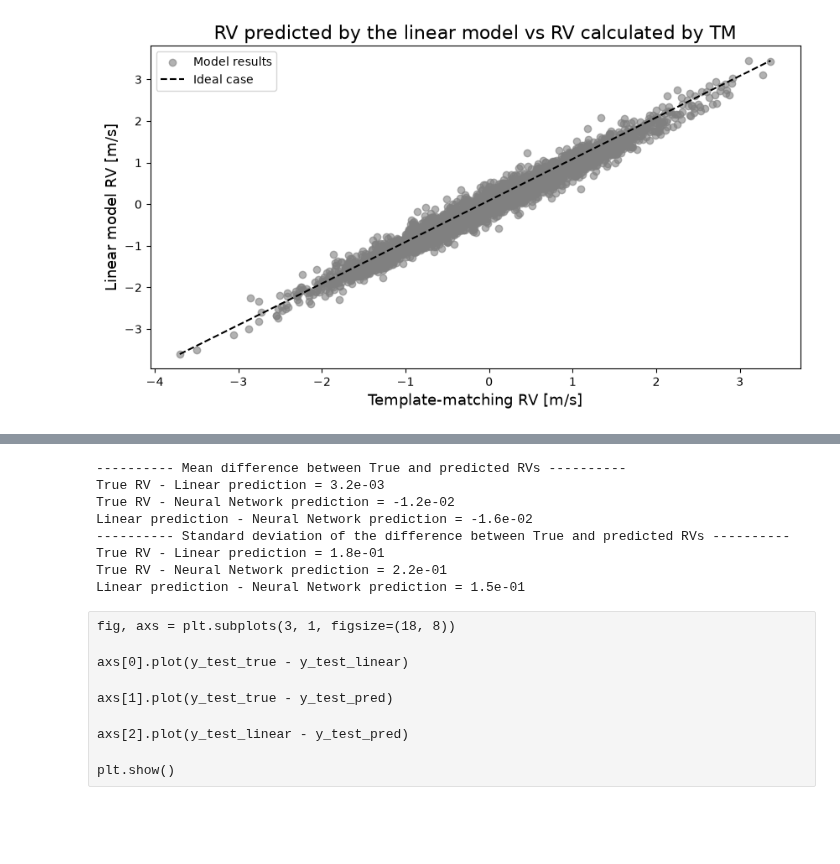
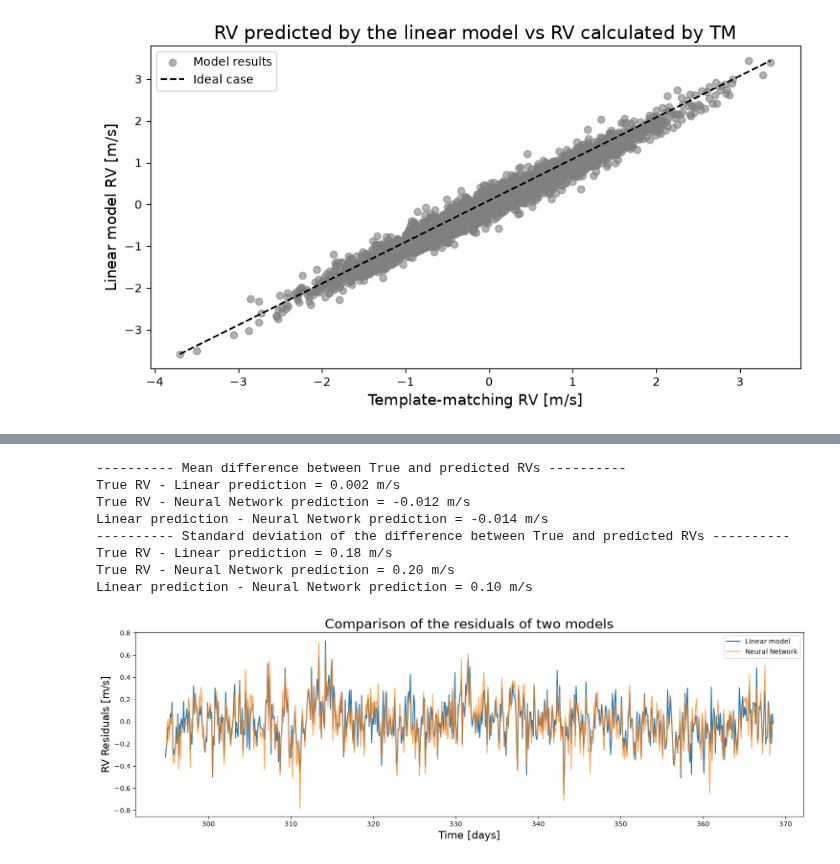
Before and after one commit to Etienne99/LAM_Internship, a Jupyter notebook: scripts_2/neuraln_4.ipynb, the cells around one changed output, grey strips where cells are left out. Cells and saved outputs as stored; diff of their text form; code cells hidden in the pictures; blank space fills up the shorter version.

```diff
--- a/scripts_2/neuraln_4.ipynb
+++ b/scripts_2/neuraln_4.ipynb
@@ -753,29 +774,33 @@ plt.show()
 # %%
 print('---------- Mean difference between True and predicted RVs ----------')
-print(f'True RV - Linear prediction = {np.mean(y_test_true - y_test_linear):.1e}')
-print(f'True RV - Neural Network prediction = {np.mean(y_test_true - np.array(y_test_pred)):.1e}')
-print(f'Linear prediction - Neural Network prediction = {np.mean(y_test_linear - np.array(y_test_pred)):.1e}')
+print(f'True RV - Linear prediction = {np.mean(y_test_true - y_test_linear):.3f} m/s')
+print(f'True RV - Neural Network prediction = {np.mean(y_test_true - np.array(y_test_pred)):.3f} m/s')
+print(f'Linear prediction - Neural Network prediction = {np.mean(y_test_linear - np.array(y_test_pred)):.3f} m/s')
 
 print('---------- Standard deviation of the difference between True and predicted RVs ----------')
-print(f'True RV - Linear prediction = {np.std(y_test_true - y_test_linear):.1e}')
-print(f'True RV - Neural Network prediction = {np.std(y_test_true - np.array(y_test_pred)):.1e}')
-print(f'Linear prediction - Neural Network prediction = {np.std(y_test_linear - np.array(y_test_pred)):.1e}')
+print(f'True RV - Linear prediction = {np.std(diff_test_linear):.2f} m/s')
+print(f'True RV - Neural Network prediction = {std_test:.2f} m/s')
+print(f'Linear prediction - Neural Network prediction = {np.std(y_test_linear - np.array(y_test_pred)):.2f} m/s')
 # %% [output]
 ---------- Mean difference between True and predicted RVs ----------
-True RV - Linear prediction = 3.2e-03
-True RV - Neural Network prediction = -1.2e-02
-Linear prediction - Neural Network prediction = -1.6e-02
+True RV - Linear prediction = 0.002 m/s
+True RV - Neural Network prediction = -0.012 m/s
+Linear prediction - Neural Network prediction = -0.014 m/s
 ---------- Standard deviation of the difference between True and predicted RVs ----------
-True RV - Linear prediction = 1.8e-01
-True RV - Neural Network prediction = 2.2e-01
-Linear prediction - Neural Network prediction = 1.5e-01
+True RV - Linear prediction = 0.18 m/s
+True RV - Neural Network prediction = 0.20 m/s
+Linear prediction - Neural Network prediction = 0.10 m/s
-# %% [raw]
-fig, axs = plt.subplots(3, 1, figsize=(18, 8))
-
-axs[0].plot(y_test_true - y_test_linear)
-
-axs[1].plot(y_test_true - y_test_pred)
-
-axs[2].plot(y_test_linear - y_test_pred)
-
-plt.show()
+# %%
+fig, ax = plt.subplots(figsize=(18, 5))
+ax.set_title('Comparison of the residuals of two models', size=20)
+
+ax.plot(times_test, y_test_true - y_test_linear, label='Linear model')
+ax.plot(times_test, diff_test, label='Neural Network', alpha=.7)
+
+ax.set_xlabel('Time [days]', size=16)
+ax.set_ylabel('RV Residuals [m/s]', size=16)
+ax.legend()
+
+plt.show()
+# %% [output]
+[figure, added]
```
Also changed, not shown: parts of 17 cells of this notebook.
